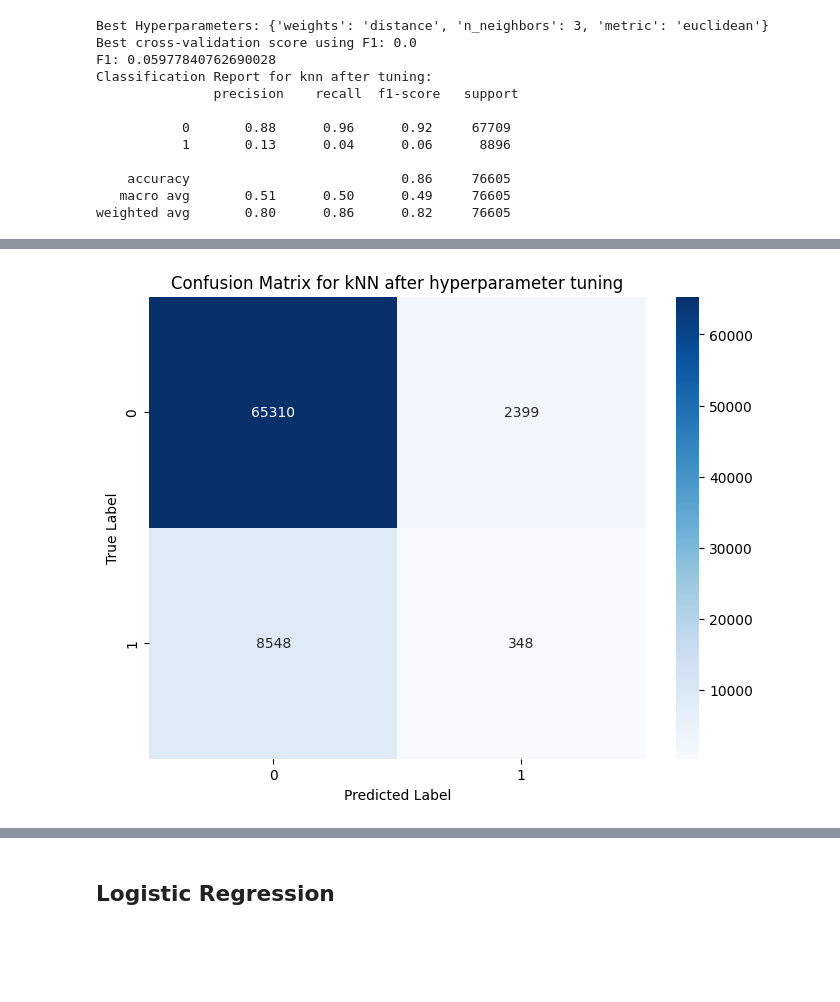
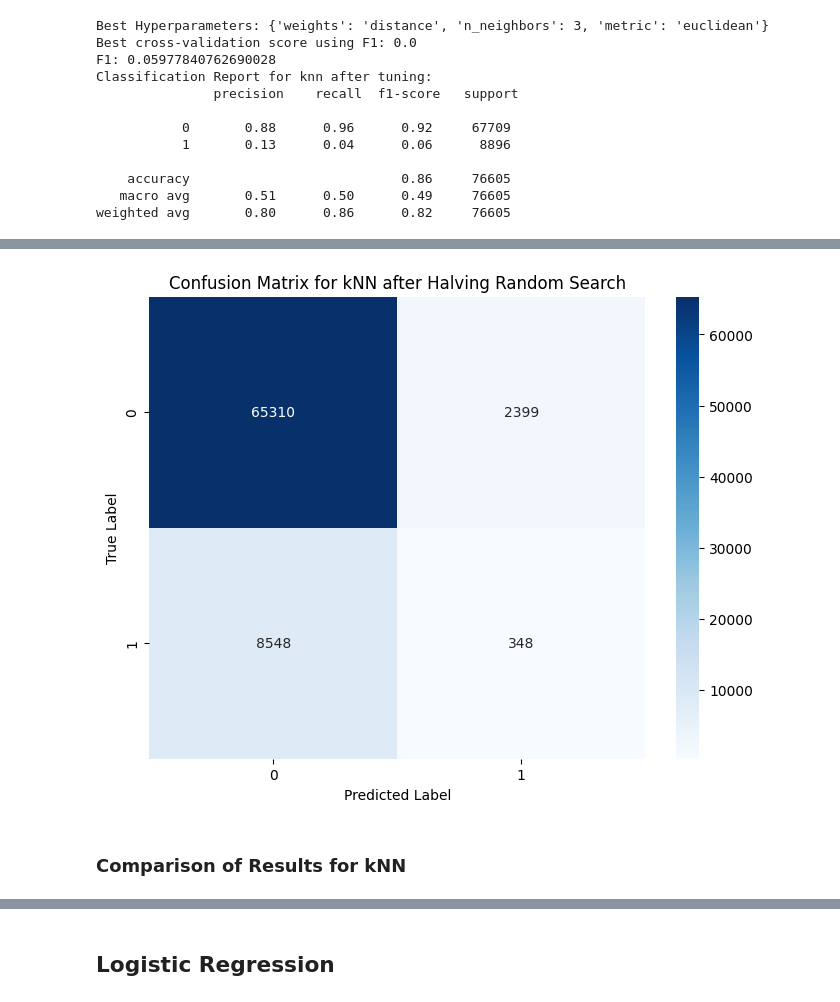
Before and after one commit to jwinn19464/DataSci-Project, a Jupyter notebook: models.ipynb, the cells around one changed output, grey strips where cells are left out. Cells and saved outputs as stored; diff of their text form; code cells hidden in the pictures; blank space fills up the shorter version.

```diff
--- a/models.ipynb
+++ b/models.ipynb
@@ -151,7 +214,7 @@ random_search_dt = RandomizedSearchCV(
     scoring='f1',  # Use F1 scoring to account for imbalanced dataset
     cv=cv_dt,
     random_state=42,
-    n_jobs=-1  # Use all available cores
+    n_jobs=-1,  # Use all available cores
     verbose=1
 )
 
@@ -311,0 +482,38 @@ plt.show()
+# %%
+# KNN
+from sklearn.neighbors import KNeighborsClassifier
+from sklearn.model_selection import GridSearchCV
+
+# Define the KNN model
+knn = KNeighborsClassifier()
+
+# Define the parameter grid for hyperparameter tuning
+param_grid = {
+    'n_neighbors': [3, 5, 7, 9, 11],  # Number of neighbors
+    'weights': ['uniform', 'distance'],  # Weight function
+    'metric': ['euclidean', 'manhattan', 'minkowski']  # Distance metric
+}
+
+# Initialize GridSearchCV
+grid_search = GridSearchCV(
+    estimator=knn,
+    param_grid=param_grid,
+    cv=5,  # 5-fold cross-validation
+    scoring='f1',  # Use f1 as the evaluation metric due to imbalanced dataset
+    verbose=1,
+    n_jobs=-1  # Use all available cores for computation
+)
+
+# Fit the model on the training data
+grid_search.fit(X_train, y_train)
+
+# Best hyperparameters
+print("Best Hyperparameters:", grid_search.best_params_)
+
+# Evaluate the best model on the test data
+best_knn = grid_search.best_estimator_
+y_pred = best_knn.predict(X_test)
+
+# Print evaluation metrics
+print("F1:", f1_score(y_test, y_pred))
+print("Classification Report:\n", classification_report(y_test, y_pred))
@@ -372,14 +738,16 @@ weighted avg       0.80      0.86      0.82     76605
 # %%
 cm = confusion_matrix(y_test, y_pred)
 # Plotting the confusion matrix
 plt.figure(figsize=(8, 6))
 sns.heatmap(cm, annot=True, fmt='d', cmap='Blues', xticklabels=[0, 1], yticklabels=[0, 1])
-plt.title('Confusion Matrix for kNN after hyperparameter tuning')
+plt.title('Confusion Matrix for kNN after Halving Random Search')
 plt.xlabel('Predicted Label')
 plt.ylabel('True Label')
 plt.show()
 # %% [output]
-[figure, old version]
+[figure, new version]
+# %% [markdown]
+### Comparison of Results for kNN
 # %% [markdown]
 ![image.png](attachment:image.png)
 
```
Also changed, not shown: parts of 60 cells of this notebook.
